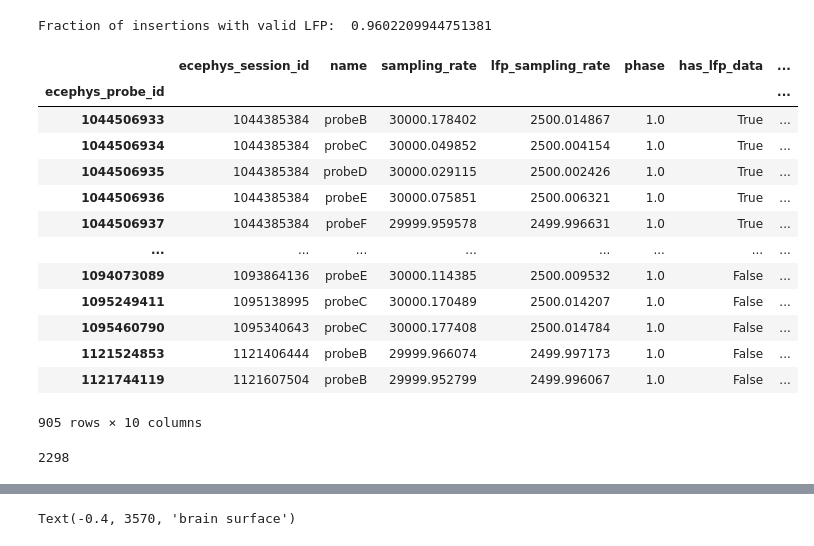
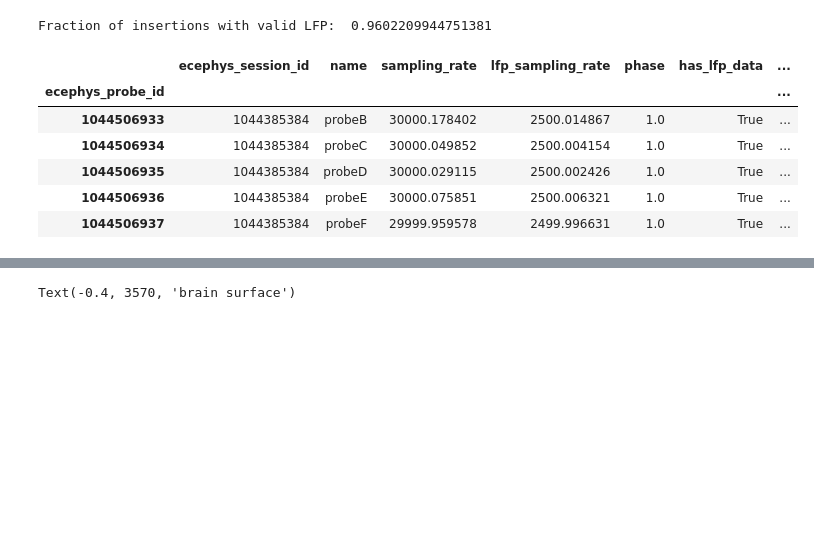
Before and after one commit to jerryjii/HMM, a Jupyter notebook: HMM_LFP.ipynb, the cells around one changed output, grey strips where cells are left out. Drawn from its saved outputs; the diff is of its cells as text; code cells hidden in the pictures; blank space fills up the shorter version.

```diff
--- a/HMM_LFP.ipynb
+++ b/HMM_LFP.ipynb
@@ -19,28 +20,21 @@ valid_lfp = probes[probes['has_lfp_data']]
 print('Fraction of insertions with valid LFP: ', len(valid_lfp)/len(probes))
 # %% [output]
 Fraction of insertions with valid LFP:  0.9602209944751381
-# %%
-display(probes)
-# %% [output]
-|  | ecephys_session_id | name | sampling_rate | lfp_sampling_rate | phase | has_lfp_data | ... |
-| ecephys_probe_id |  |  |  |  |  |  | ... |
-| 1044506933 | 1044385384 | probeB | 30000.178402 | 2500.014867 | 1.0 | True | ... |
-| 1044506934 | 1044385384 | probeC | 30000.049852 | 2500.004154 | 1.0 | True | ... |
-| 1044506935 | 1044385384 | probeD | 30000.029115 | 2500.002426 | 1.0 | True | ... |
-| 1044506936 | 1044385384 | probeE | 30000.075851 | 2500.006321 | 1.0 | True | ... |
-| 1044506937 | 1044385384 | probeF | 29999.959578 | 2499.996631 | 1.0 | True | ... |
-| ... | ... | ... | ... | ... | ... | ... | ... |
-| 1094073089 | 1093864136 | probeE | 30000.114385 | 2500.009532 | 1.0 | False | ... |
-| 1095249411 | 1095138995 | probeC | 30000.170489 | 2500.014207 | 1.0 | False | ... |
-| 1095460790 | 1095340643 | probeC | 30000.177408 | 2500.014784 | 1.0 | False | ... |
-| 1121524853 | 1121406444 | probeB | 29999.966074 | 2499.997173 | 1.0 | False | ... |
-| 1121744119 | 1121607504 | probeB | 29999.952799 | 2499.996067 | 1.0 | False | ... |
-905 rows × 10 columns
+# %%
+probes.head()
+# %% [output]
+|  | ecephys_session_id | name | sampling_rate | lfp_sampling_rate | phase | has_lfp_data | ... |
+| ecephys_probe_id |  |  |  |  |  |  | ... |
+| 1044506933 | 1044385384 | probeB | 30000.178402 | 2500.014867 | 1.0 | True | ... |
+| 1044506934 | 1044385384 | probeC | 30000.049852 | 2500.004154 | 1.0 | True | ... |
+| 1044506935 | 1044385384 | probeD | 30000.029115 | 2500.002426 | 1.0 | True | ... |
+| 1044506936 | 1044385384 | probeE | 30000.075851 | 2500.006321 | 1.0 | True | ... |
+| 1044506937 | 1044385384 | probeF | 29999.959578 | 2499.996631 | 1.0 | True | ... |
 # %%
 session_id = probes.loc[1064735073]['ecephys_session_id']
 session = cache.get_ecephys_session(ecephys_session_id=session_id) # type: ignore
-lfp = session.get_lfp(1064735073)
+
+probeB = session.get_lfp(1064735072) #VISpm
+probeC = session.get_lfp(1064735073) #VISp
+
 chans = session.get_channels()
-print(len(chans.index))
-# %% [output]
-2298
```
Also changed, not shown: parts of 46 cells of this notebook.
